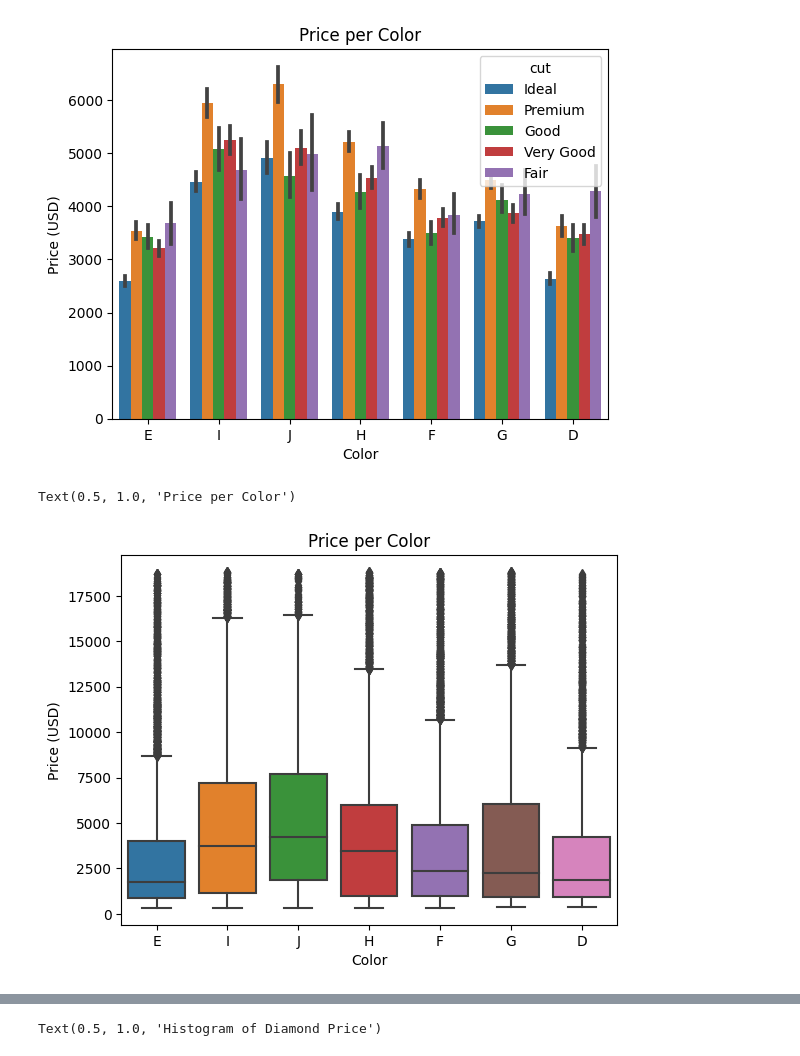
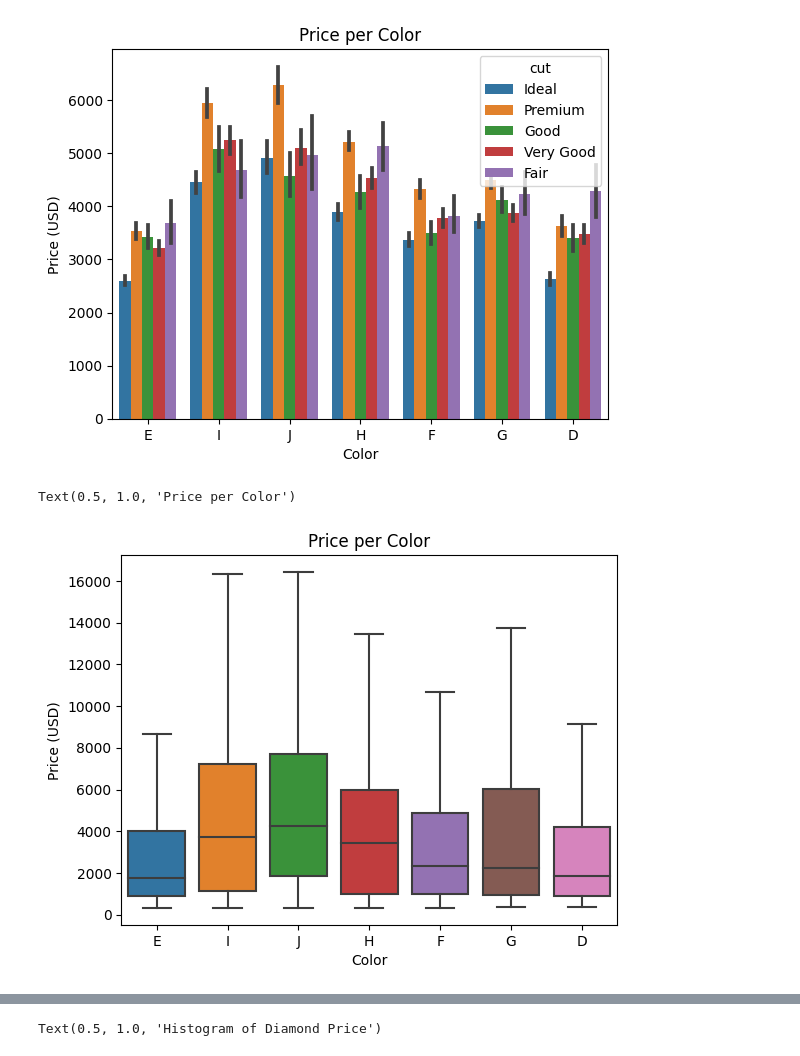
Before and after one commit to adriang1003/AM170B, a Jupyter notebook: Lectures/L2/Data Visualization and Pandas Bootcamp.ipynb, the cells around one changed output, grey strips where cells are left out. Cells and saved outputs as stored; diff of their text form; code cells hidden in the pictures.

```diff
--- a/Lectures/L2/Data Visualization and Pandas Bootcamp.ipynb
+++ b/Lectures/L2/Data Visualization and Pandas Bootcamp.ipynb
@@ -736,12 +789,12 @@ Text(0.5, 1.0, 'Price per Color')
 [figure]
 # %%
 # Shows multiple boxplots
-sns.boxplot(data = df, x = 'color', y = 'price')
+sns.boxplot(data = df, x = 'color', y = 'price', showfliers = False)
 plt.xlabel('Color')
 plt.ylabel('Price (USD)')
 plt.title('Price per Color')
 # %% [output]
 Text(0.5, 1.0, 'Price per Color')
-[figure, old version]
+[figure, new version]
 # %%
 # Shows the boxplots for only J, I, H, G
```
Also changed, not shown: parts of 26 cells of this notebook, 1 other file.
